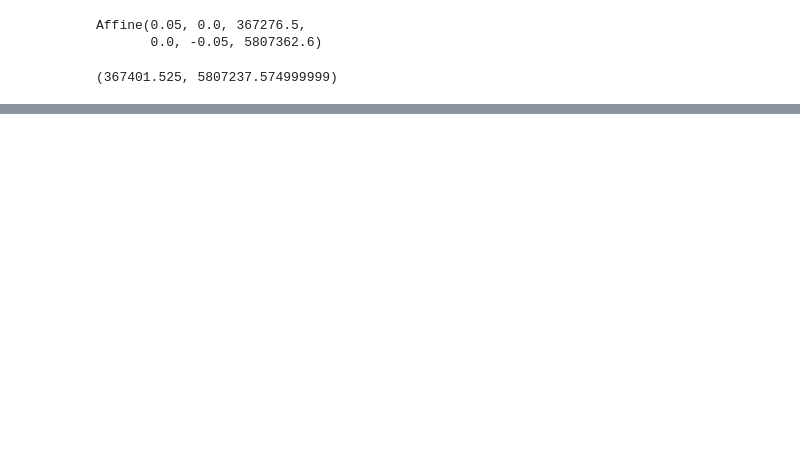
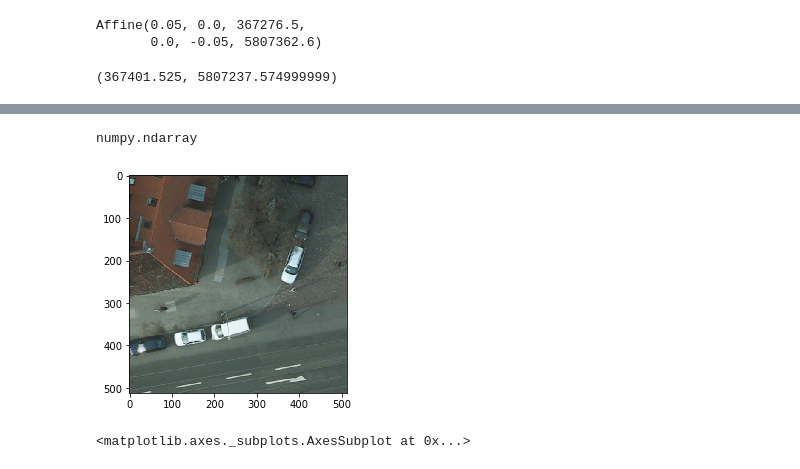
Before and after one commit to Abdullatif88/learn_python, a Jupyter notebook: AbdullatifSegmentation-Copy1.ipynb, the cells around one changed output, grey strips where cells are left out. Cells and saved outputs as stored; diff of their text form; code cells hidden in the pictures; blank space fills up the shorter version.

```diff
--- a/AbdullatifSegmentation-Copy1.ipynb
+++ b/AbdullatifSegmentation-Copy1.ipynb
@@ -143,0 +150,12 @@ vec.to_file("quichshift3.shp")
+# %%
+##                                       (x,y,rows, cols)
+imagew = src.read([1,2,3], window=Window(3256,2744,512,512))
+# %%
+type(imagew)
+# %% [output]
+numpy.ndarray
+# %%
+show(imagew)
+# %% [output]
+[figure, added]
+<matplotlib.axes._subplots.AxesSubplot at 0x...>
```
Also changed, not shown: parts of 18 cells of this notebook.
